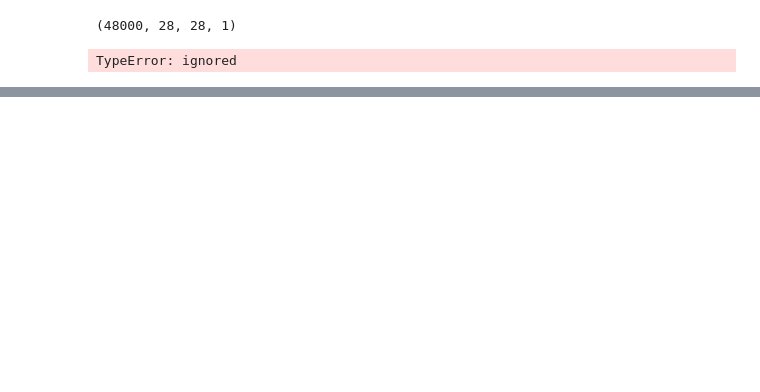
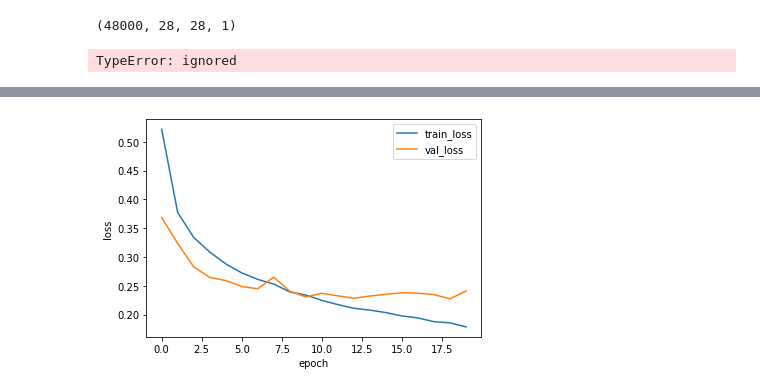
Before and after one commit to Jimin980921/DeepLearning, a Jupyter notebook: Do_it_8.ipynb, the cells around one changed output, grey strips where cells are left out. Drawn from its saved outputs; the diff is of its cells as text; code cells hidden in the pictures; blank space fills up the shorter version.

```diff
--- a/Do_it_8.ipynb
+++ b/Do_it_8.ipynb
@@ -199,0 +278,11 @@ TypeError: ignored
+# %%
+#드롭아웃 적용하여 합성곱 신경망 구현
+from tensorflow.keras.layers import Dropout
+conv2=tf.keras.Sequential()
+conv2.add(Conv2D(10,(3,3),activation='relu',padding='same',input_shape=(28,28,1)))  #합성곱
+conv2.add(MaxPooling2D((2,2,)))  #풀링
+# %%
+conv2.add(Flatten())
+conv2.add(Dropout(0.5))  #드롭아웃
+conv2.add(Dense(100,activation='relu'))  #뉴런 100개
+conv2.add(Dense(10,activation='softmax'))  #뉴런 10개
@@ -199,0 +312,6 @@ TypeError: ignored
+# %%
+conv2.compile(optimizer='adam', loss='categorical_crossentropy',
+              metrics=['accuracy'])
+# %%
+history = conv2.fit(x_train, y_train_encoded, epochs=20,
+                    validation_data=(x_val, y_val_encoded))
@@ -199,0 +336,10 @@ TypeError: ignored
+# %%
+#손실함수
+plt.plot(history.history['loss'])
+plt.plot(history.history['val_loss'])
+plt.ylabel('loss')
+plt.xlabel('epoch')
+plt.legend(['train_loss', 'val_loss'])
+plt.show()
+# %% [output]
+[figure, added]
```
Also changed, not shown: parts of 13 cells of this notebook.
